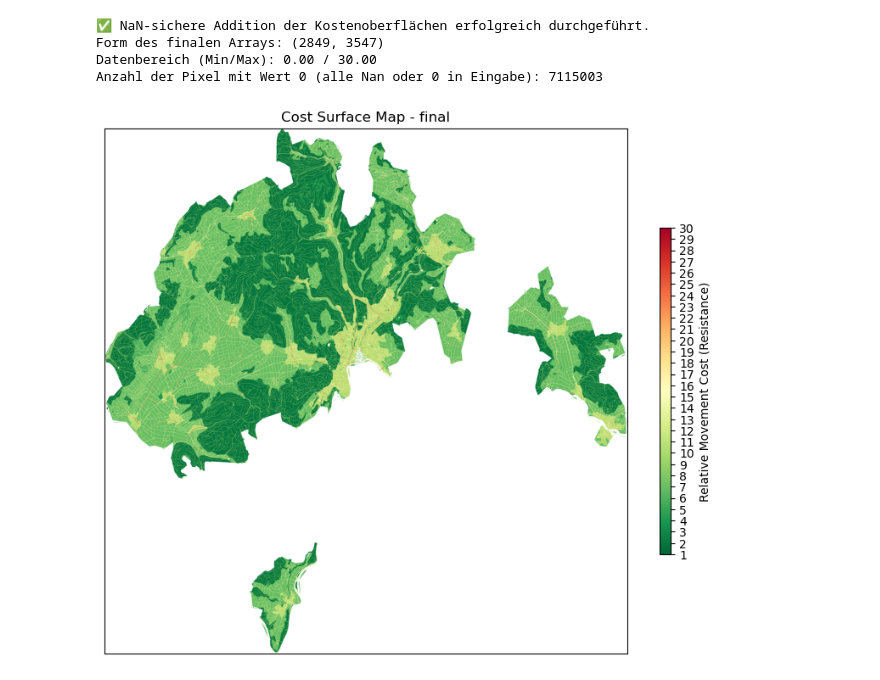
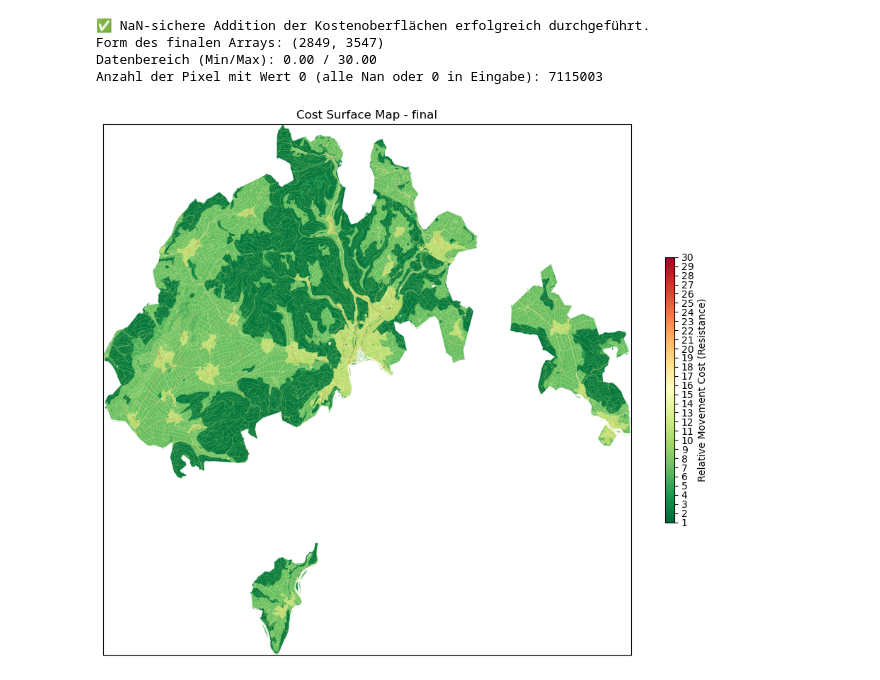
Before and after one commit to LukasBuchmann/PA2-Modelling_Wildlife_Corridors, a Jupyter notebook: Code/test_model.ipynb, the cells around one changed output. Drawn from its saved outputs; the diff is of its cells as text; code cells hidden in the pictures.

```diff
--- a/Code/test_model.ipynb
+++ b/Code/test_model.ipynb
@@ -75,7 +75,7 @@ Corine Landcover
 import pandas as pd
 
 # load Corine Landcover data
-landcover_sh_clc = gpd.read_file(clc_path, layer="U2018_CLC2018_V2020_20u1")
+landcover_sh_clc = gpd.read_file("C:/ZHAW/5.Semester/PA2/data/Results/U2018_CLC2018_V2020_20u1.gpkg", layer="U2018_CLC2018_V2020_20u1")
 
 # load CLC_legend.csv
 clc_legend = pd.read_csv("C:/ZHAW/5.Semester/PA2/data/Results/Info/Legend/Vector/CLC_legend.csv", sep=';')
@@ -821,7 +827,7 @@ Form des finalen Arrays: (2849, 3547)
 Datenbereich (Min/Max): 0.00 / 30.00
 Anzahl der Pixel mit Wert 0 (alle Nan oder 0 in Eingabe): 7115003
 # %%
-fig, ax = plt.subplots(1, 1, figsize=(8, 8))
+fig, ax = plt.subplots(1, 1, figsize=(10, 8))
 
 cmap_name = 'RdYlGn_r'
 
@@ -832,31 +838,31 @@ cmap.set_bad('white')
 
 # 2. Maskiertes Array erstellen: Alle 0-Werte maskieren (als ungültig behandeln)
 masked_data = np.ma.masked_where(final_cost_surface_array == 0, final_cost_surface_array)
 
 image = ax.imshow(
     masked_data, # Verwende das maskierte Array
     cmap=cmap,
     extent=[sh_bbox[0], sh_bbox[1], sh_bbox[2], sh_bbox[3]],
     vmin=1,
     vmax=30)
 
 cbar = fig.colorbar(
 image,
 ax=ax,
 ticks=np.arange(1, 31, 1),
 shrink=0.5,
 aspect=30)
 
 cbar.set_label('Relative Movement Cost (Resistance)')
 
 # Achsenelemente für Kartenansicht entfernen
 ax.set_xticks([])
 ax.set_yticks([])
 ax.set_xlabel('')
 ax.set_ylabel('')
 
 ax.set_title(f'Cost Surface Map - final')
 
 plt.tight_layout()
 # %% [output]
-[figure, old version]
+[figure, new version]
```
Also changed, not shown: parts of 6 cells of this notebook, 10 other files.
